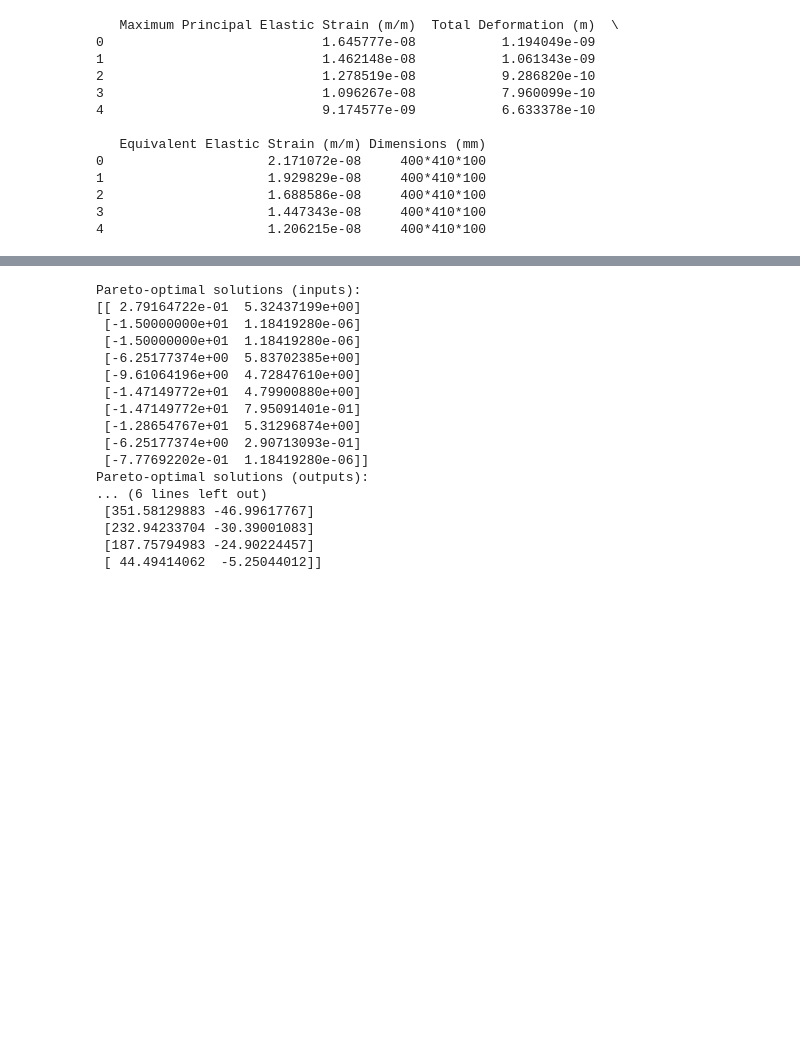
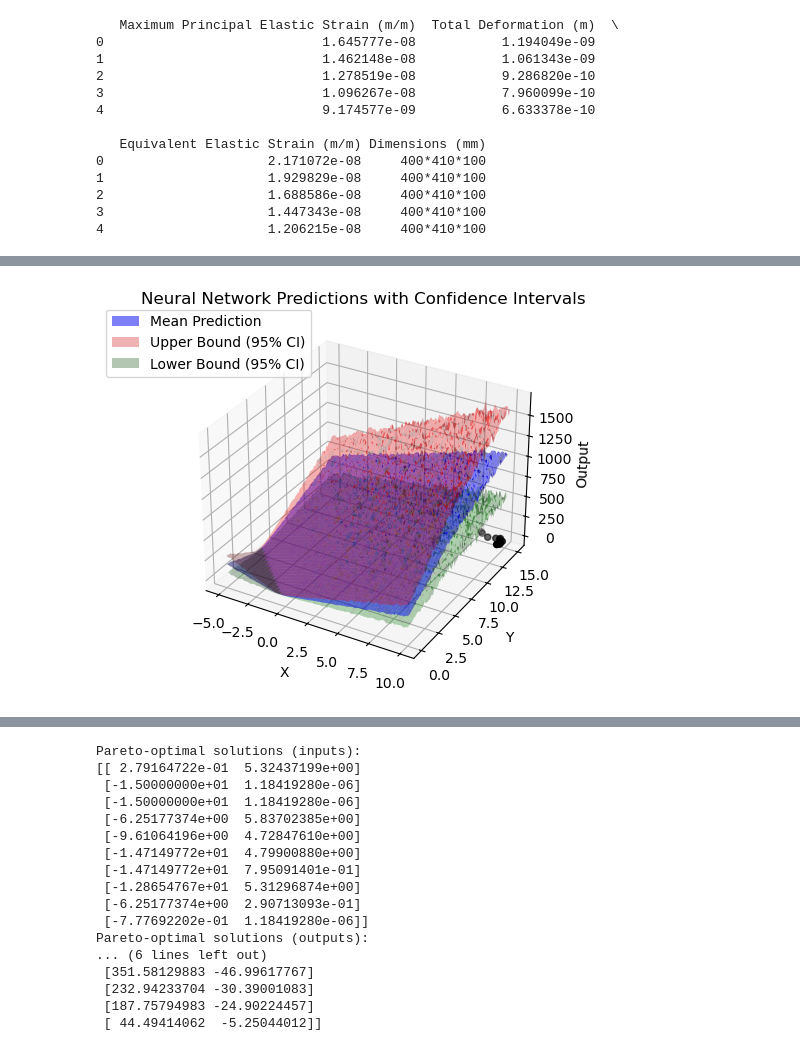
Before and after one commit to ScoutCodes/SMILE, a Jupyter notebook: NMO.ipynb, the cells around one changed output, grey strips where cells are left out. Saved outputs shown, nothing was run; the diff lists cells and outputs as text; code cells hidden in the pictures; blank space fills up the shorter version.

```diff
--- a/NMO.ipynb
+++ b/NMO.ipynb
@@ -146,7 +145,7 @@ def NN_model(num_layers, num_units, learning_rate, dropout_rate):
     for _ in range(num_layers - 1):
         x = Dense(num_units, activation='relu', kernel_regularizer='l2')(x)
         x = Dropout(dropout_rate)(x)
-    outputs = Dense(2, activation='linear')(x)
+    outputs = Dense(1, activation='linear')(x)
     model = Model(inputs=inputs, outputs=outputs)
     model.compile(optimizer=Adam(learning_rate=learning_rate), loss='mean_squared_error')
     return model
@@ -171,7 +170,7 @@ def objective(**params):
     # Perform cross-validation
     for train_idx, val_idx in kfold.split(df[['x', 'y']]):
         X_train, X_val = df[['x', 'y']].iloc[train_idx], df[['x', 'y']].iloc[val_idx]
-        y_train, y_val = df[['z1', 'z2']].iloc[train_idx], df[['z1', 'z2']].iloc[val_idx]
+        y_train, y_val = df[['z1']].iloc[train_idx], df[['z1']].iloc[val_idx]
 
         # Standardize the features
         scaler_x = StandardScaler().fit(X_train)
@@ -223,5 +222,5 @@ scaler_x = StandardScaler().fit(df[['x', 'y']])
 X_scaled = scaler_x.transform(df[['x', 'y']])
 
 # Train the best model on the full dataset
-best_model.fit(X_scaled, df[['z1', 'z2']], epochs=result.x[5], batch_size=result.x[4], verbose=1)
+best_model.fit(X_scaled, df[['z1']], epochs=result.x[5], batch_size=result.x[4], verbose=1)
 # %% [output]
@@ -245 +244,10 @@ Epoch 200/200
 <keras.src.callbacks.history.History at 0x...>
+# %%
+# Function for MC Dropout predictions
+def mc_dropout_predictions(model, X, num_samples=100):
+    predictions = np.zeros((num_samples, X.shape[0]))
+    for i in range(num_samples):
+        predictions[i, :] = model(X, training=True).numpy().flatten()
+    prediction_mean = predictions.mean(axis=0)
+    prediction_std = predictions.std(axis=0)
+    return prediction_mean, prediction_std
@@ -245,0 +279,51 @@ Epoch 200/200
+# %%
+import matplotlib.pyplot as plt
+from mpl_toolkits.mplot3d import Axes3D
+
+x1_range = np.linspace(-5, 10, 100)
+x2_range  = np.linspace(0, 15, 100)
+
+x1_grid, x2_grid = np.meshgrid(x1_range, x2_range)
+x_grid = np.c_[x1_grid.ravel(), x2_grid.ravel()]
+
+# Perform MC Dropout predictions for entire meshgrid
+pred_mean, pred_std = mc_dropout_predictions(best_model, x_grid)
+
+# Identify top 10 points with highest uncertainty
+num_new_points = 10
+high_uncertainty_indices = np.argsort(pred_std)[-num_new_points:]
+new_points = x_grid[high_uncertainty_indices]
+
+# Store new simualted points to validate and sample
+new_points_df = pd.DataFrame(new_points, columns=['x', 'y'])
+
+# Ploting mean predictions and confidence intervals
+fig = plt.figure()
+ax = fig.add_subplot(111, projection='3d')
+
+# Reshaping predictions back to grid shape
+pred_mean_grid = pred_mean.reshape(x1_grid.shape)
+pred_upper_grid = (pred_mean + 1.96 * pred_std).reshape(x1_grid.shape)
+pred_lower_grid = (pred_mean - 1.96 * pred_std).reshape(x1_grid.shape)
+
+mean_surface = ax.plot_surface(x1_grid, x2_grid, pred_mean_grid, color='blue', alpha=0.5, label='Mean Prediction')
+upper_surface = ax.plot_surface(x1_grid, x2_grid, pred_upper_grid, color='red', alpha=0.3, label='Upper Bound (95% CI)')
+lower_surface = ax.plot_surface(x1_grid, x2_grid, pred_lower_grid, color='green', alpha=0.3, label='Lower Bound (95% CI)')
+
+# Plot the high uncertainty points
+ax.scatter(new_points[:, 0], new_points[:, 1], color='black', marker='o', label='High Uncertainty Points')
+
+# Customize the plot
+ax.set_title('Neural Network Predictions with Confidence Intervals')
+ax.set_xlabel('X')
+ax.set_ylabel('Y')
+ax.set_zlabel('Output')
+
+# Legend
+legend_elements = [mean_surface, upper_surface, lower_surface]
+fig.legend(handles=legend_elements, loc='upper left', bbox_to_anchor=(0.1, 0.9))
+
+# Show the plot
+plt.show()
+# %% [output]
+[figure, added]
```
Also changed, not shown: parts of 10 cells of this notebook, 2 other files.
